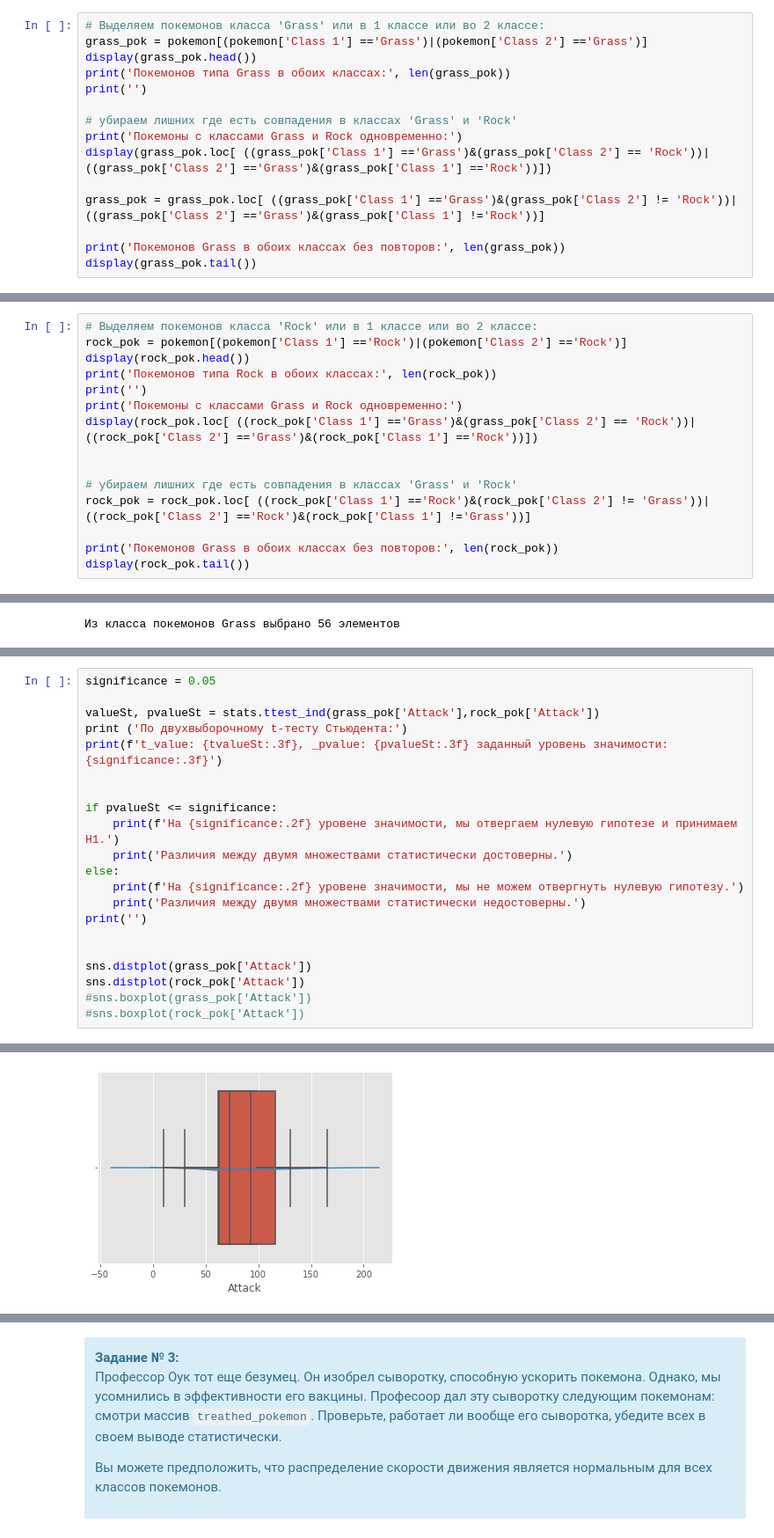
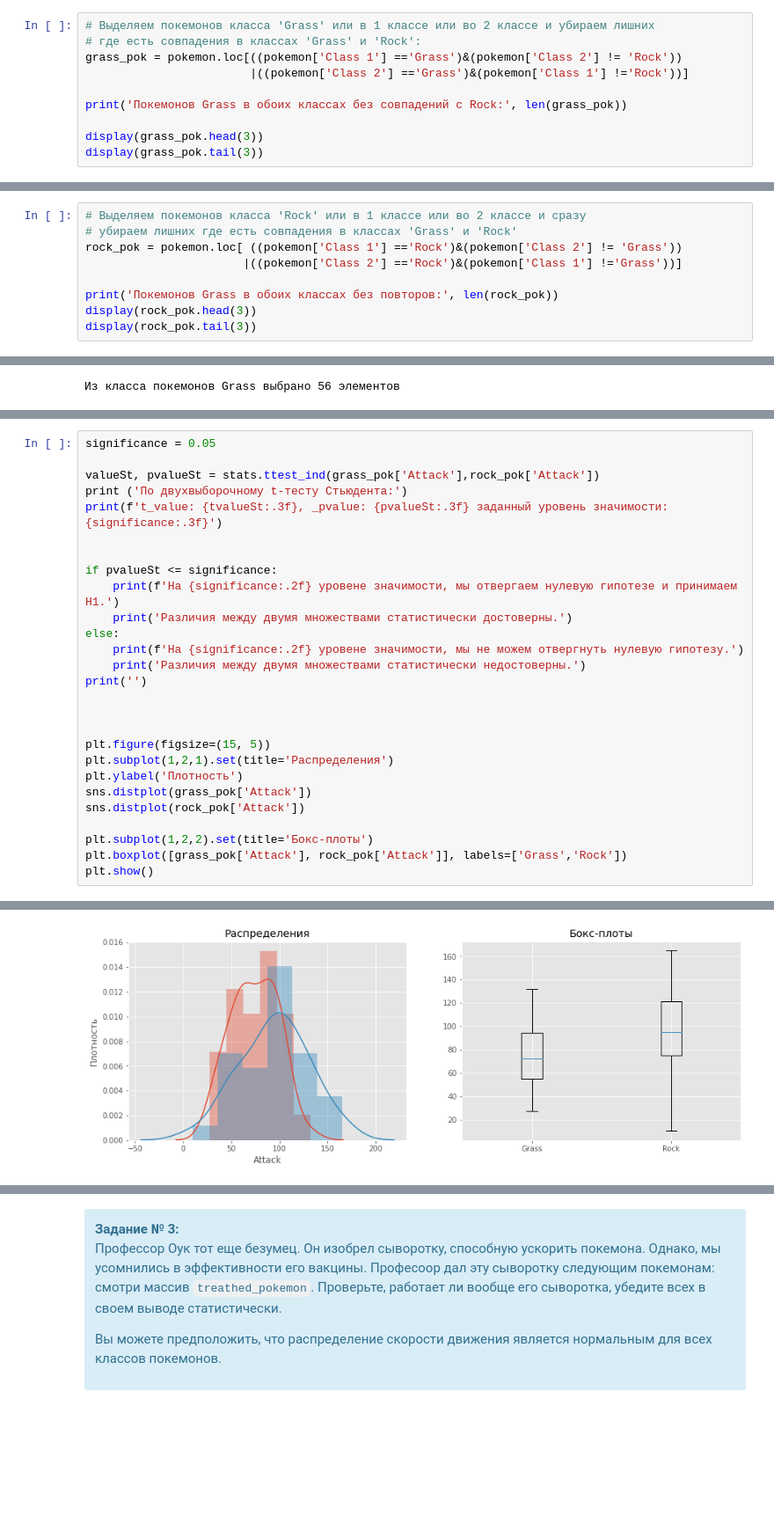
Before and after one commit to SergeyChernyaev/Python-Homeworks, a Jupyter notebook: STPY-39/Homeworks/07_Homework (A-B test)/07Homework.ipynb, the cells around one changed output, grey strips where cells are left out. Shown at 88% size. Saved outputs shown, nothing was run; the diff lists cells and outputs as text; blank space fills up the shorter version.

```diff
--- a/STPY-39/Homeworks/07_Homework (A-B test)/07Homework.ipynb
+++ b/STPY-39/Homeworks/07_Homework (A-B test)/07Homework.ipynb
@@ -700,18 +669,13 @@ print(pokemon['Class 2'].unique())
 # %% [markdown]
 Выделим классы покемонов **Grass** и **Rock**:
 # %%
-# Выделяем покемонов класса 'Grass' или в 1 классе или во 2 классе:
-grass_pok = pokemon[(pokemon['Class 1'] =='Grass')|(pokemon['Class 2'] =='Grass')]
-display(grass_pok.head())
-print('Покемонов типа Grass в обоих классах:', len(grass_pok))
-print('')
+# Выделяем покемонов класса 'Grass' или в 1 классе или во 2 классе и убираем лишних
+# где есть совпадения в классах 'Grass' и 'Rock':
+grass_pok = pokemon.loc[((pokemon['Class 1'] =='Grass')&(pokemon['Class 2'] != 'Rock'))
+                        |((pokemon['Class 2'] =='Grass')&(pokemon['Class 1'] !='Rock'))]
 
-# убираем лишних где есть совпадения в классах 'Grass' и 'Rock'
-print('Покемоны c классами Grass и Rock одновременно:')
-display(grass_pok.loc[ ((grass_pok['Class 1'] =='Grass')&(grass_pok['Class 2'] == 'Rock'))|((grass_pok['Class 2'] =='Grass')&(grass_pok['Class 1'] =='Rock'))])
+print('Покемонов Grass в обоих классах без совпадений c Rock:', len(grass_pok))
 
-grass_pok = grass_pok.loc[ ((grass_pok['Class 1'] =='Grass')&(grass_pok['Class 2'] != 'Rock'))|((grass_pok['Class 2'] =='Grass')&(grass_pok['Class 1'] !='Rock'))]
-
-print('Покемонов Grass в обоих классах без повторов:', len(grass_pok))
-display(grass_pok.tail())
+display(grass_pok.head(3))
+display(grass_pok.tail(3))
 # %% [output]
@@ -737,16 +691,10 @@ display(grass_pok.tail())
 # %%
-# Выделяем покемонов класса 'Rock' или в 1 классе или во 2 классе:
-rock_pok = pokemon[(pokemon['Class 1'] =='Rock')|(pokemon['Class 2'] =='Rock')]
-display(rock_pok.head())
-print('Покемонов типа Rock в обоих классах:', len(rock_pok))
-print('')
-print('Покемоны c классами Grass и Rock одновременно:')
-display(rock_pok.loc[ ((rock_pok['Class 1'] =='Grass')&(grass_pok['Class 2'] == 'Rock'))|((rock_pok['Class 2'] =='Grass')&(rock_pok['Class 1'] =='Rock'))])
-
-
+# Выделяем покемонов класса 'Rock' или в 1 классе или во 2 классе и сразу
 # убираем лишних где есть совпадения в классах 'Grass' и 'Rock'
-rock_pok = rock_pok.loc[ ((rock_pok['Class 1'] =='Rock')&(rock_pok['Class 2'] != 'Grass'))|((rock_pok['Class 2'] =='Rock')&(rock_pok['Class 1'] !='Grass'))]
+rock_pok = pokemon.loc[ ((pokemon['Class 1'] =='Rock')&(pokemon['Class 2'] != 'Grass'))
+                       |((pokemon['Class 2'] =='Rock')&(pokemon['Class 1'] !='Grass'))]
 
 print('Покемонов Grass в обоих классах без повторов:', len(rock_pok))
-display(rock_pok.tail())
+display(rock_pok.head(3))
+display(rock_pok.tail(3))
 # %% [output]
@@ -795,9 +733,15 @@ else:
 print('')
 
 
+
+plt.figure(figsize=(15, 5))
+plt.subplot(1,2,1).set(title='Распределения')
+plt.ylabel('Плотность')
 sns.distplot(grass_pok['Attack'])
 sns.distplot(rock_pok['Attack'])
-#sns.boxplot(grass_pok['Attack'])
-#sns.boxplot(rock_pok['Attack'])
+
+plt.subplot(1,2,2).set(title='Бокс-плоты')
+plt.boxplot([grass_pok['Attack'], rock_pok['Attack']], labels=['Grass','Rock'])
+plt.show()
 # %% [output]
 По двухвыборочному t-тесту Стьюдента:
@@ -808 +751 @@ t_value: -2.170, _pvalue: 0.006 заданный уровень значимос
-[figure, old version]
+[figure, new version]
```
Also changed, not shown: parts of 60 cells of this notebook.
